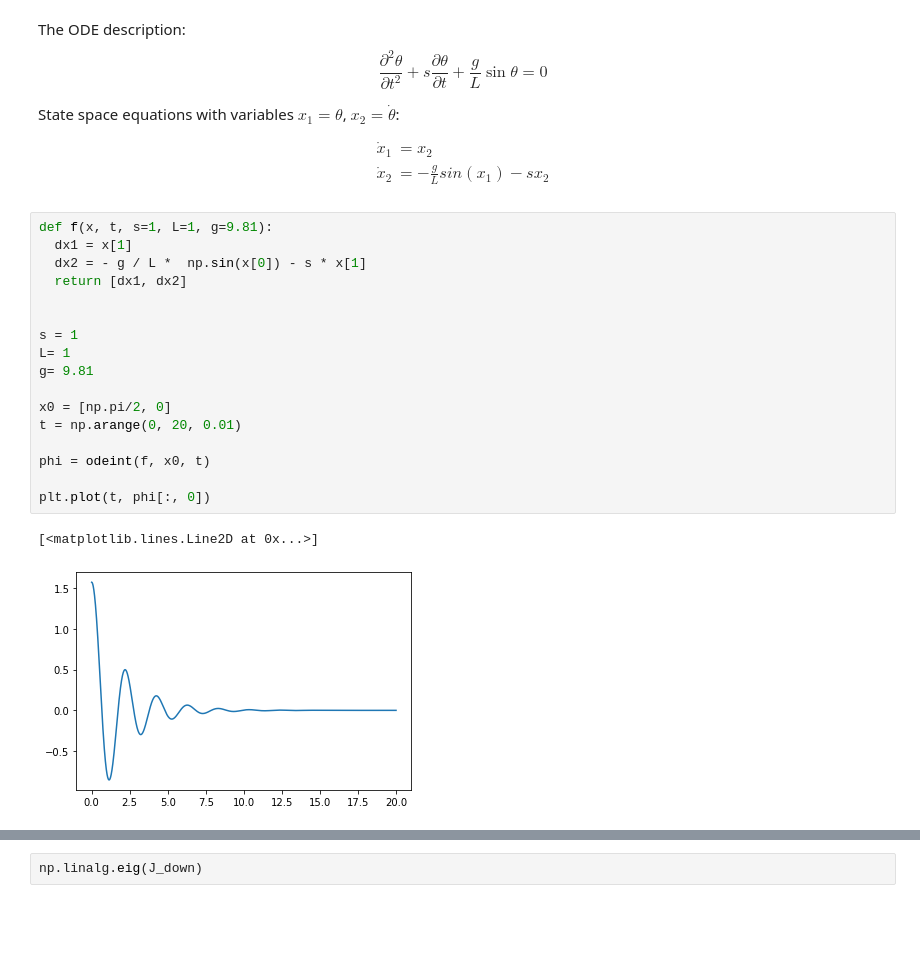
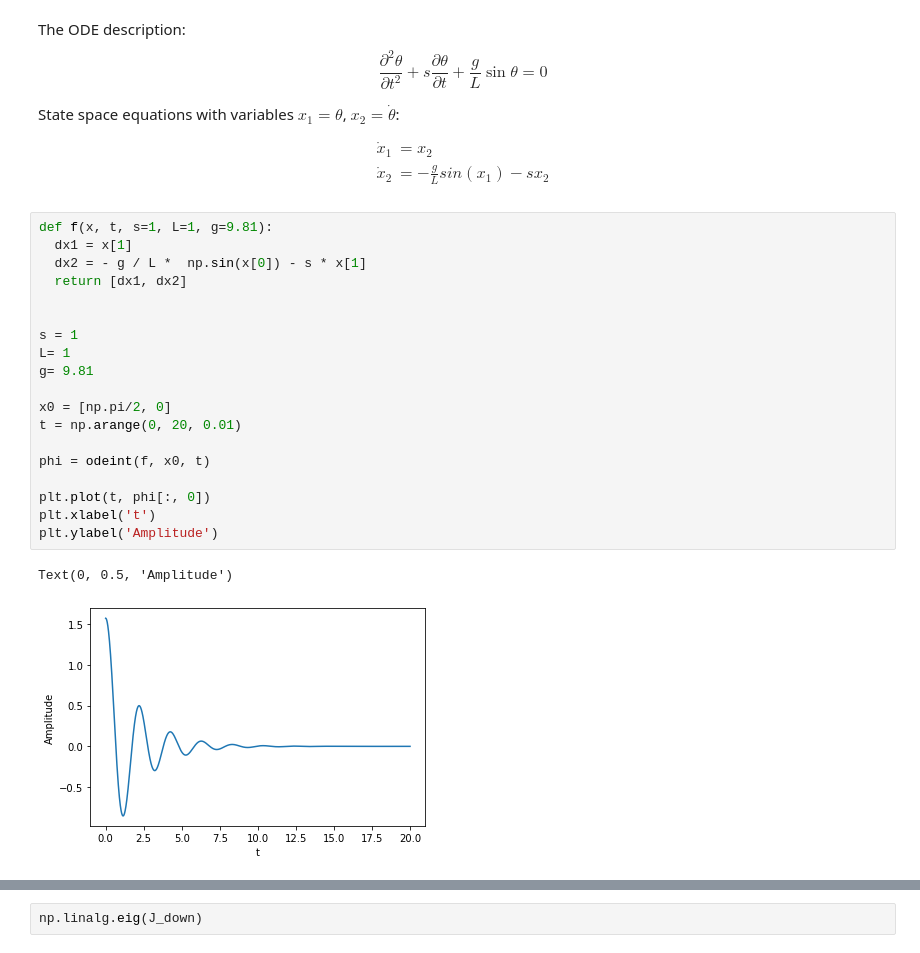
Before and after one commit to phrenico/control-notebooks, a Jupyter notebook: Pendulum.ipynb, the cells around one changed output, grey strips where cells are left out. Cells and saved outputs as stored; diff of their text form; blank space fills up the shorter version.

```diff
--- a/Pendulum.ipynb
+++ b/Pendulum.ipynb
@@ -30,21 +48,23 @@ $$
 # %%
 def f(x, t, s=1, L=1, g=9.81):
   dx1 = x[1]
   dx2 = - g / L *  np.sin(x[0]) - s * x[1]
   return [dx1, dx2]
 
 
 s = 1
 L= 1
 g= 9.81
 
 x0 = [np.pi/2, 0]
 t = np.arange(0, 20, 0.01)
 
 phi = odeint(f, x0, t)
 
 plt.plot(t, phi[:, 0])
+plt.xlabel('t')
+plt.ylabel('Amplitude')
 # %% [output]
-[<matplotlib.lines.Line2D at 0x...>]
+Text(0, 0.5, 'Amplitude')
-[figure, old version]
+[figure, new version]
 # %%
```
Also changed, not shown: parts of 3 cells of this notebook.
